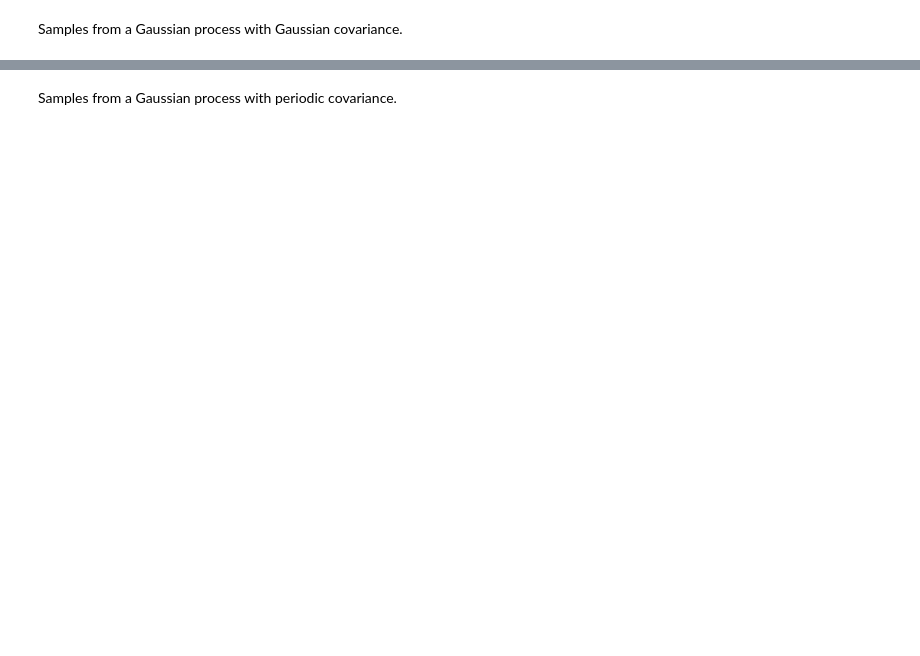
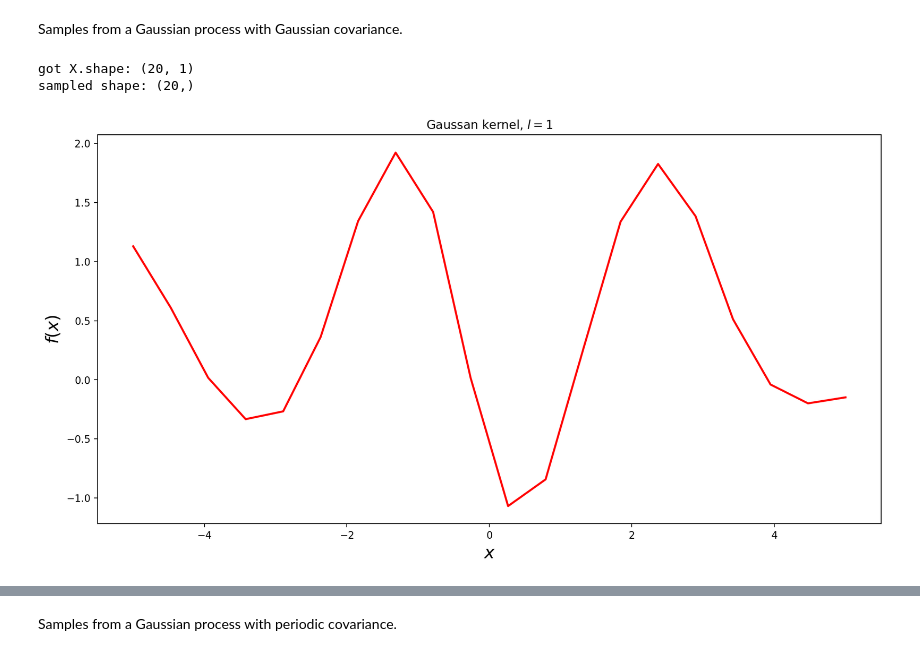
Before and after one commit to basiav/ESUM, a Jupyter notebook: lab4/lab4.ipynb, the cells around one changed output, grey strips where cells are left out. Cells and saved outputs as stored; diff of their text form; code cells hidden in the pictures; blank space fills up the shorter version.

```diff
--- a/lab4/lab4.ipynb
+++ b/lab4/lab4.ipynb
@@ -136,7 +137,7 @@ def white_noise_kernel(X, Y, sigma=1.0):
                       {2l^2}\right)$$
 # %%
 def gaussian_kernel(X, Y, l=1.0):
-    raise Exception('Implement gaussian_kernel function')
+   return np.exp(-1*sqdist(X, Y)/(2*l**2))
 # %% [markdown]
 - Periodic kernel:
 
@@ -201,8 +204,13 @@ Implement `sample_gp` function which takes as an input:
 - Additional arguments for the covariance function: `kernel_args`.
 
 and returns samples from the Gaussian process evaluated at `X`. The result should be a NumPy array with shape: $n\_samples \times n$.
-# %%
-def sample_gp(X, kernel=gaussian_kernel, samples=1, **kernel_args):
-    raise Exception('Implement sample_gp function')
+# %%
+def sample_gp(X, kernel=gaussian_kernel, samples=1, **kernel_args):
+    print(f"got X.shape: {X.shape}")
+    mu_X = np.zeros(X.shape[0])
+    Sigma_X = kernel(X, X, **kernel_args)
+    mvn_samples =  mvn.rvs(mean=mu_X, cov=Sigma_X, size=samples)
+    print(f"sampled shape: {mvn_samples.shape}")
+    return mvn_samples
 # %% [markdown]
 Lets draw samples from a 1D Gaussian process. Samples will be evaluated at `n_points` spaced equally between `xmin` and `xmax`.
@@ -209,5 +219,8 @@ Lets draw samples from a 1D Gaussian process. Samples will be evaluated at `n_po
 # %%
-n_points = 200
+# n_points = 200
+n_points = 20 # Number of uni-variate Gaussian vectors, we will select n_samples=3 points at each of the 20 Gaussian vectors
+# OR 20-VN prior with identity kernel
+
 xmin, xmax = -5.0, 5.0
 
 X = np.linspace(xmin, xmax, n_points).reshape(-1, 1)
@@ -221,10 +242,14 @@ plot_gp_samples(plt.gca(), X, f, r'White noise kernel, $\sigma=1$')
 # %% [markdown]
 Samples from a Gaussian process with Gaussian covariance.
 # %%
-f = sample_gp(X, kernel=gaussian_kernel, samples=3, l=1)
+f = sample_gp(X, kernel=gaussian_kernel, samples=1, l=1)
 
 fig = plt.figure(figsize=(14, 7))
 plot_gp_samples(plt.gca(), X, f, r'Gaussan kernel, $l=1$')
+# %% [output]
+got X.shape: (20, 1)
+sampled shape: (20,)
+[figure, added]
 # %%
 f = sample_gp(X, kernel=gaussian_kernel, samples=3, l=3)
 
```
Also changed, not shown: parts of 19 cells of this notebook, 2 other files.
